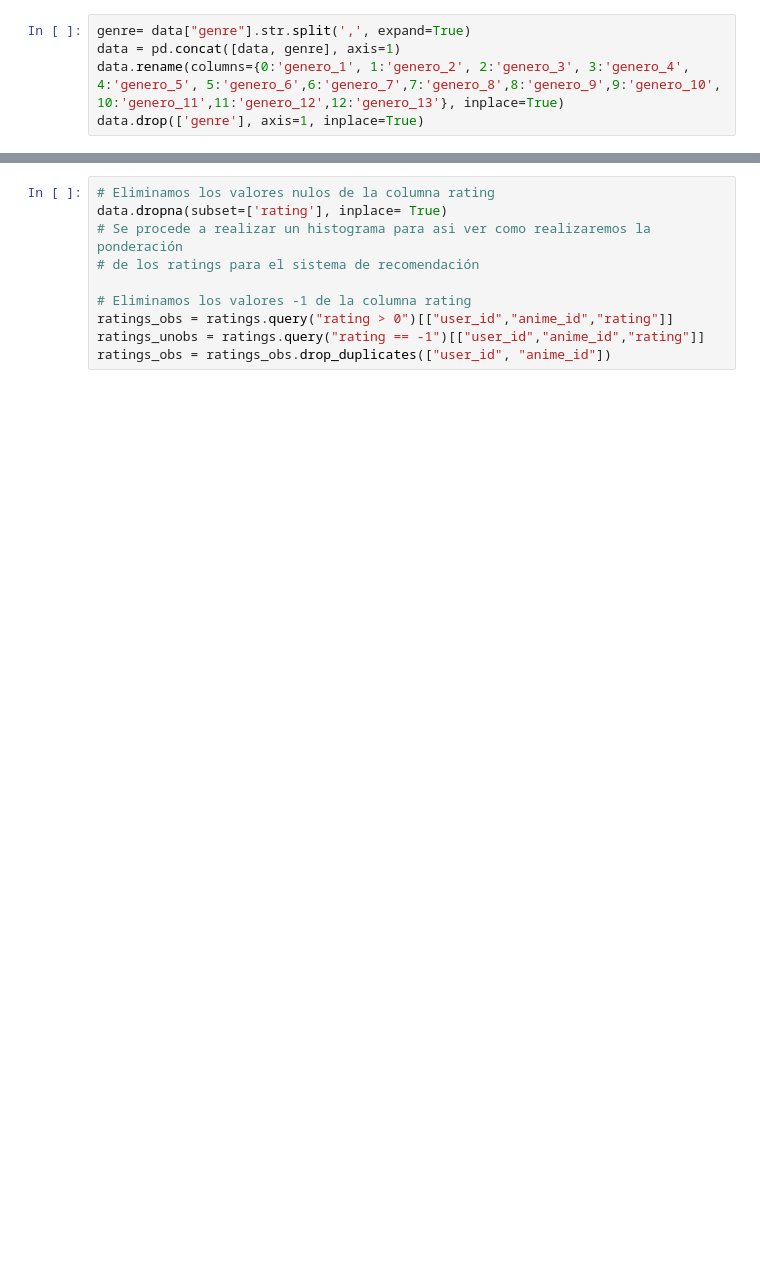
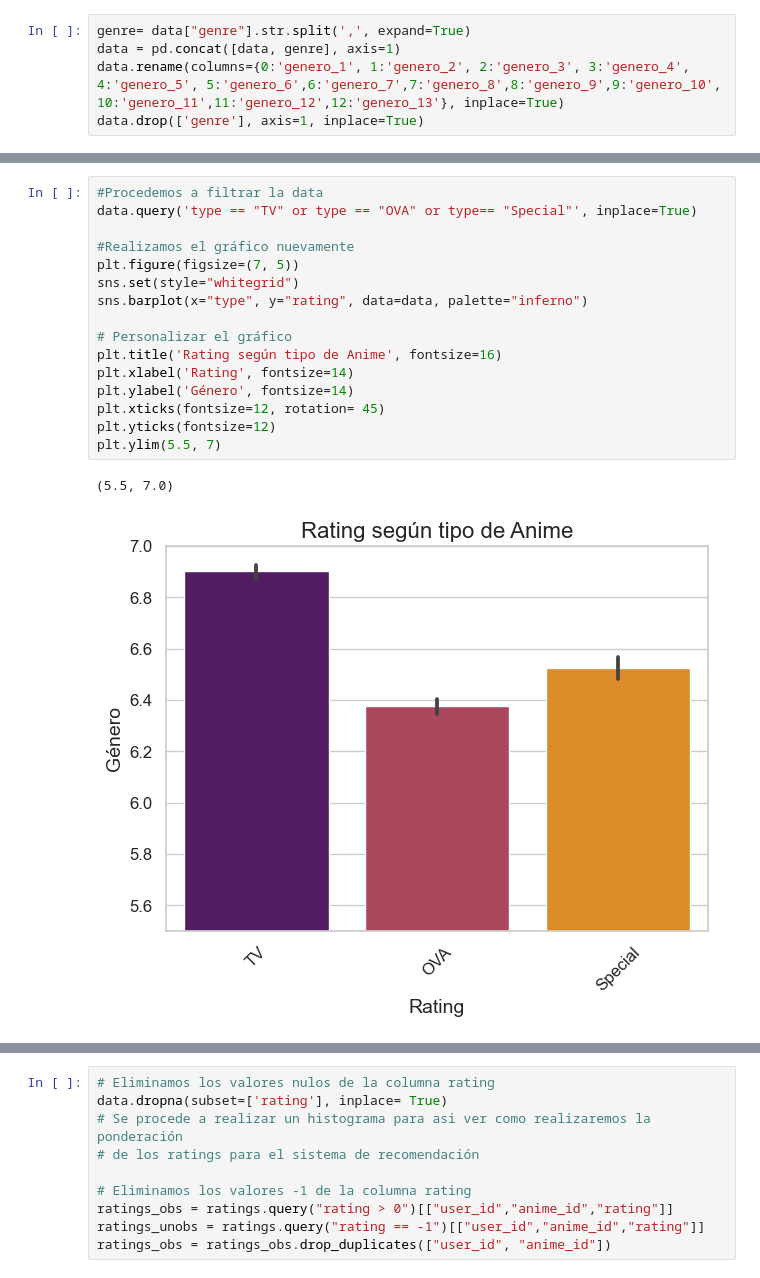
Before and after one commit to ffvilca/topicos_tarea-1, a Jupyter notebook: notebook.ipynb, the cells around one changed output, grey strips where cells are left out. Cells and saved outputs as stored; diff of their text form; blank space fills up the shorter version.

```diff
--- a/notebook.ipynb
+++ b/notebook.ipynb
@@ -184,0 +185,19 @@ Además, se procedió a eliminar los valores faltantes de la columna `rating`, y
+# %%
+#Procedemos a filtrar la data
+data.query('type == "TV" or type == "OVA" or type== "Special"', inplace=True)
+
+#Realizamos el gráfico nuevamente
+plt.figure(figsize=(7, 5))
+sns.set(style="whitegrid")
+sns.barplot(x="type", y="rating", data=data, palette="inferno")
+
+# Personalizar el gráfico
+plt.title('Rating según tipo de Anime', fontsize=16)
+plt.xlabel('Rating', fontsize=14)
+plt.ylabel('Género', fontsize=14)
+plt.xticks(fontsize=12, rotation= 45)
+plt.yticks(fontsize=12)
+plt.ylim(5.5, 7)
+# %% [output]
+(5.5, 7.0)
+[figure, added]
```
Also changed, not shown: parts of 20 cells of this notebook.
